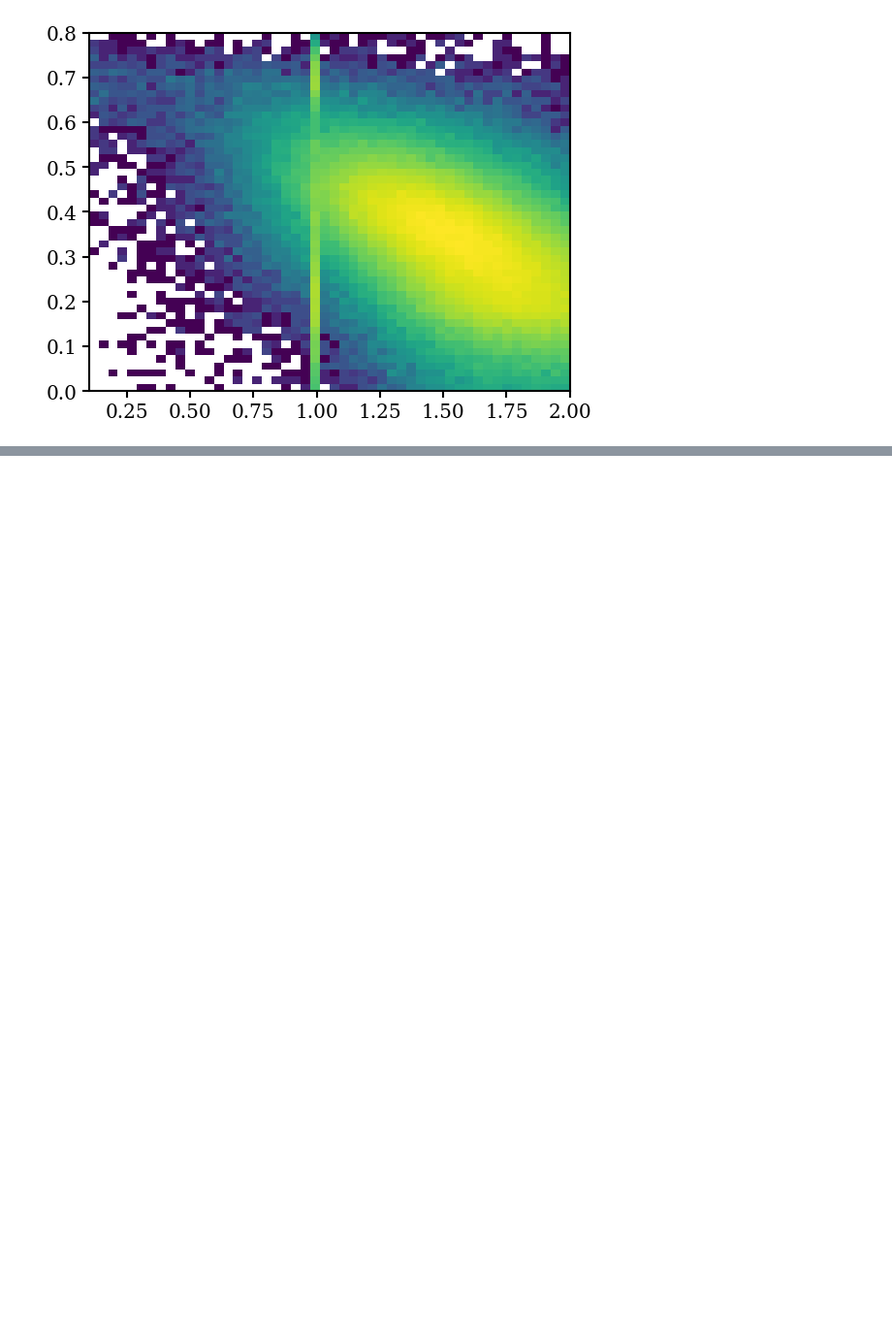
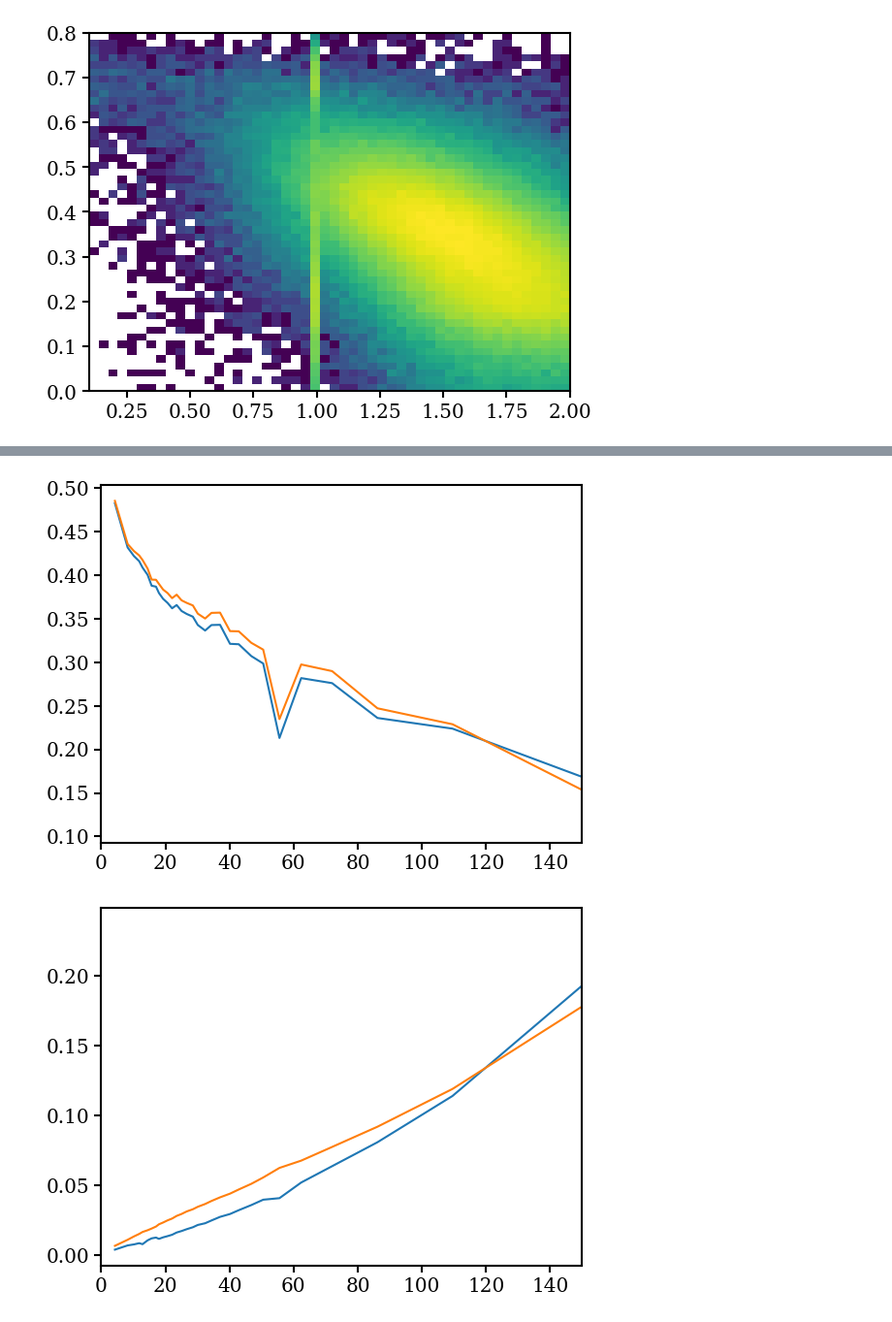
Before and after one commit to virajvman/desi_dwarfs, a Jupyter notebook: notebooks/catalog_paper/stellar_mass_investigate.ipynb, the cells around one changed output, grey strips where cells are left out. Shown at 97% size. Drawn from its saved outputs; the diff is of its cells as text; code cells hidden in the pictures; blank space fills up the shorter version.

```diff
--- a/notebooks/catalog_paper/stellar_mass_investigate.ipynb
+++ b/notebooks/catalog_paper/stellar_mass_investigate.ipynb
@@ -118,0 +231,19 @@ Table length=51
+# %%
+plt.plot(halpha_ew_bins, g_only_cont- r_only_cont )
+plt.plot(halpha_ew_bins, g_full_emi- r_full_emi )
+plt.xlim([0,150])
+plt.show()
+###
+
+plt.plot(halpha_ew_bins, g_only_cont- g_full_emi )
+plt.plot(halpha_ew_bins, r_only_cont- r_full_emi )
+plt.xlim([0,150])
+plt.show()
+
+
+plt.plot(halpha_ew_bins, (g_only_cont- r_only_cont) - (g_full_emi- r_full_emi)  )
+plt.xlim([0,150])
+plt.show()
+# %% [output]
+[figure, added]
+[figure, added]
```
Also changed, not shown: parts of 43 cells of this notebook, 8 other files.
